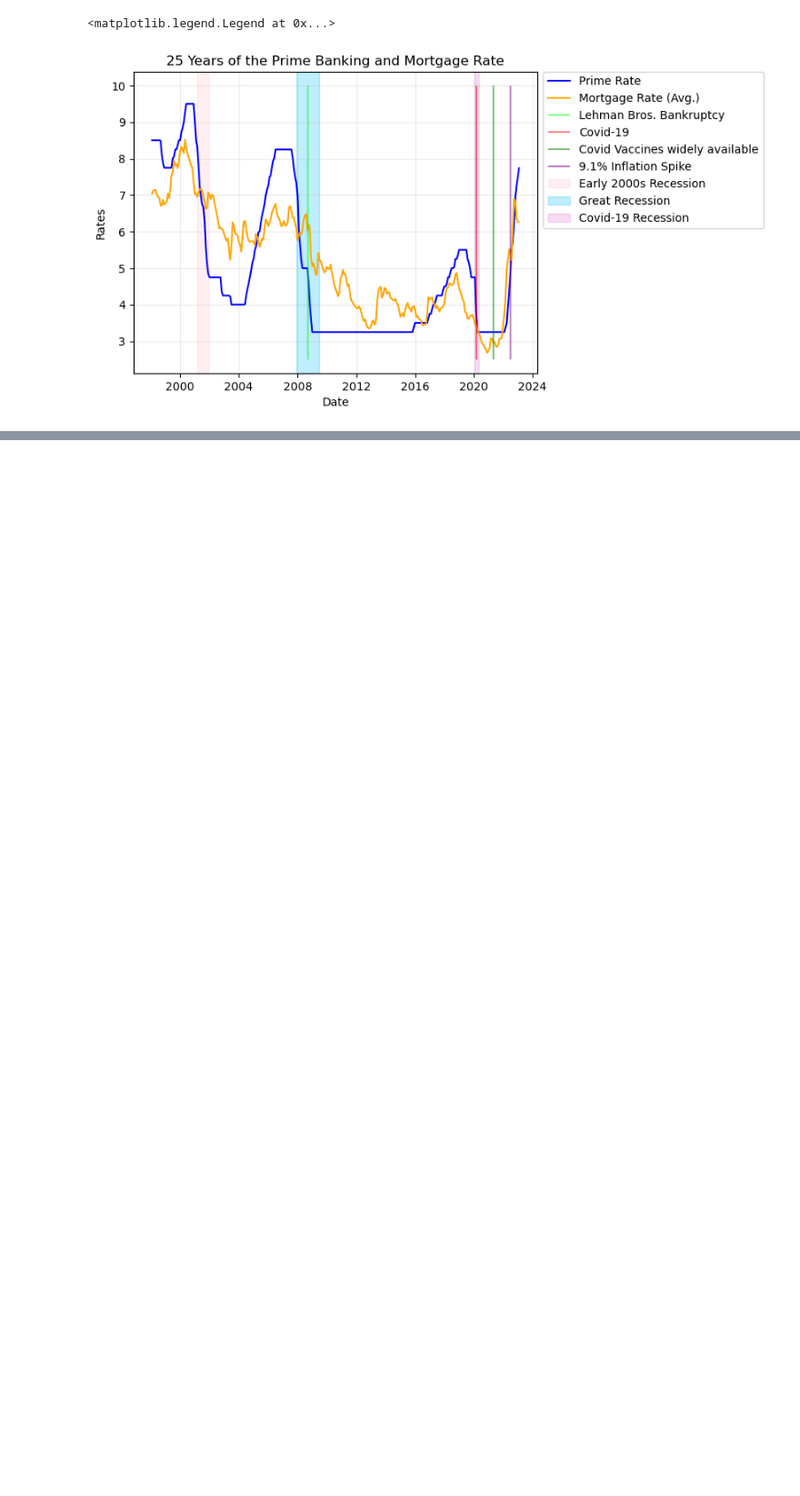
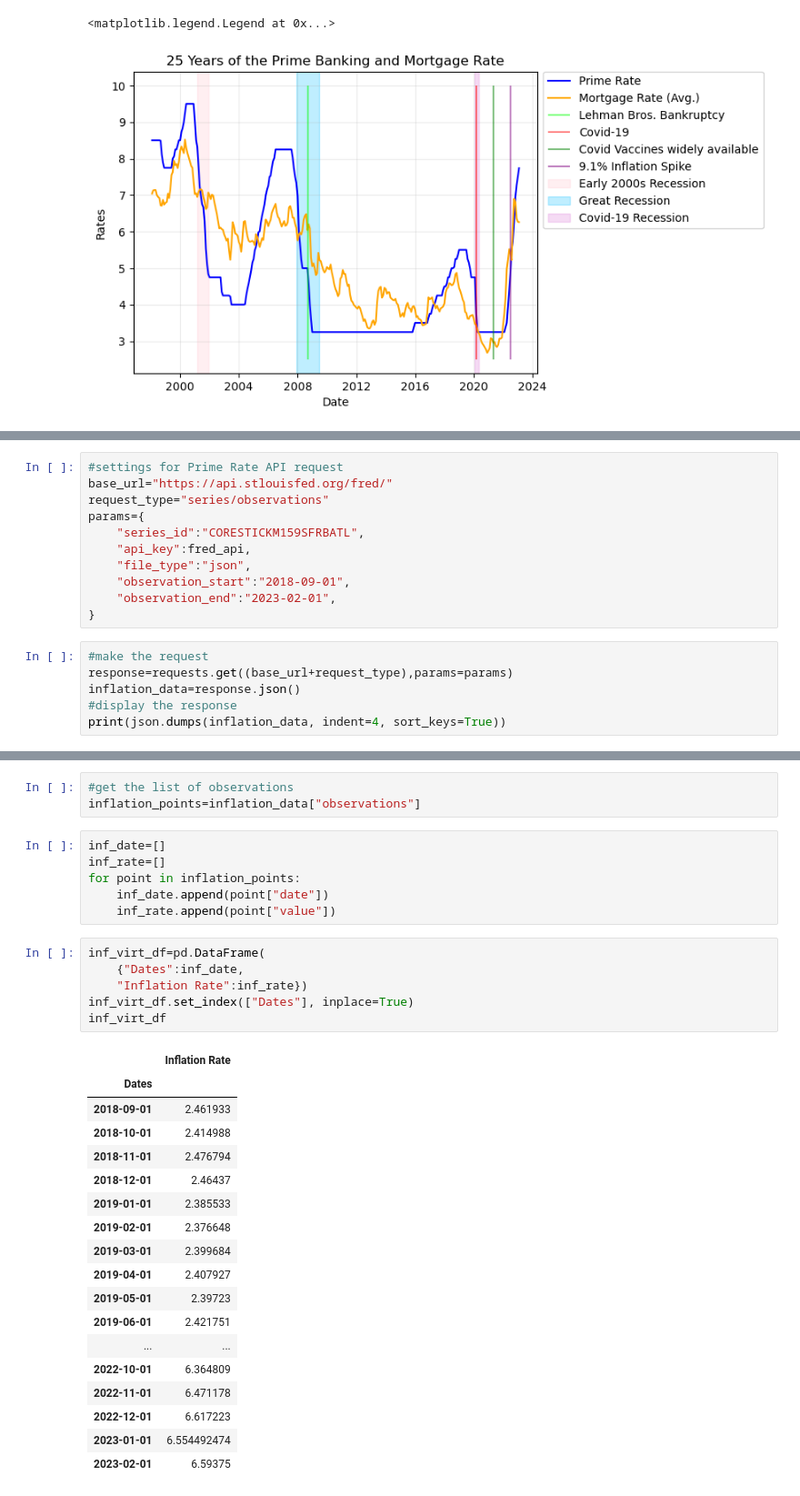
Before and after one commit to ceramicbull/Project-1-Repo, a Jupyter notebook: bens_analysis/Fred API.ipynb, the cells around one changed output, grey strips where cells are left out. Shown at 91% size. Drawn from its saved outputs; the diff is of its cells as text; blank space fills up the shorter version.

```diff
--- a/bens_analysis/Fred API.ipynb
+++ b/bens_analysis/Fred API.ipynb
@@ -499,0 +500,17 @@ plt.legend(bbox_to_anchor=(1,1.02), loc="upper left")
+# %%
+#settings for Prime Rate API request
+base_url="https://api.stlouisfed.org/fred/"
+request_type="series/observations"
+params={
+    "series_id":"CORESTICKM159SFRBATL",
+    "api_key":fred_api,
+    "file_type":"json",
+    "observation_start":"2018-09-01",
+    "observation_end":"2023-02-01",
+}
+# %%
+#make the request
+response=requests.get((base_url+request_type),params=params)
+inflation_data=response.json()
+#display the response
+print(json.dumps(inflation_data, indent=4, sort_keys=True))
@@ -499,0 +535,34 @@ plt.legend(bbox_to_anchor=(1,1.02), loc="upper left")
+# %%
+#get the list of observations
+inflation_points=inflation_data["observations"]
+# %%
+inf_date=[]
+inf_rate=[]
+for point in inflation_points:
+    inf_date.append(point["date"])
+    inf_rate.append(point["value"])
+# %%
+inf_virt_df=pd.DataFrame(
+    {"Dates":inf_date,
+    "Inflation Rate":inf_rate})
+inf_virt_df.set_index(["Dates"], inplace=True)
+inf_virt_df
+# %% [output]
+|  | Inflation Rate |
+| Dates |  |
+| 2018-09-01 | 2.461933 |
+| 2018-10-01 | 2.414988 |
+| 2018-11-01 | 2.476794 |
+| 2018-12-01 | 2.46437 |
+| 2019-01-01 | 2.385533 |
+| 2019-02-01 | 2.376648 |
+| 2019-03-01 | 2.399684 |
+| 2019-04-01 | 2.407927 |
+| 2019-05-01 | 2.39723 |
+| 2019-06-01 | 2.421751 |
+| ... | ... |
+| 2022-10-01 | 6.364809 |
+| 2022-11-01 | 6.471178 |
+| 2022-12-01 | 6.617223 |
+| 2023-01-01 | 6.554492474 |
+| 2023-02-01 | 6.59375 |
```
Also changed, not shown: parts of 9 cells of this notebook, 14 other files.
